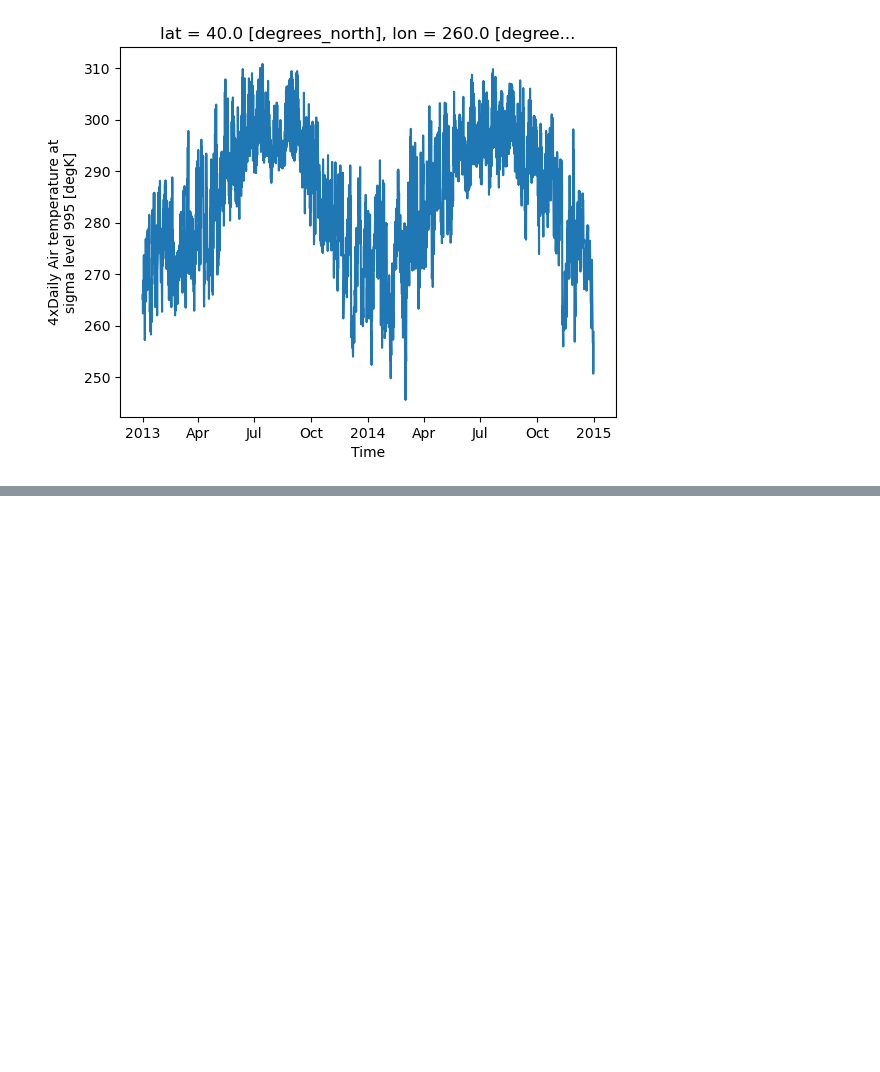
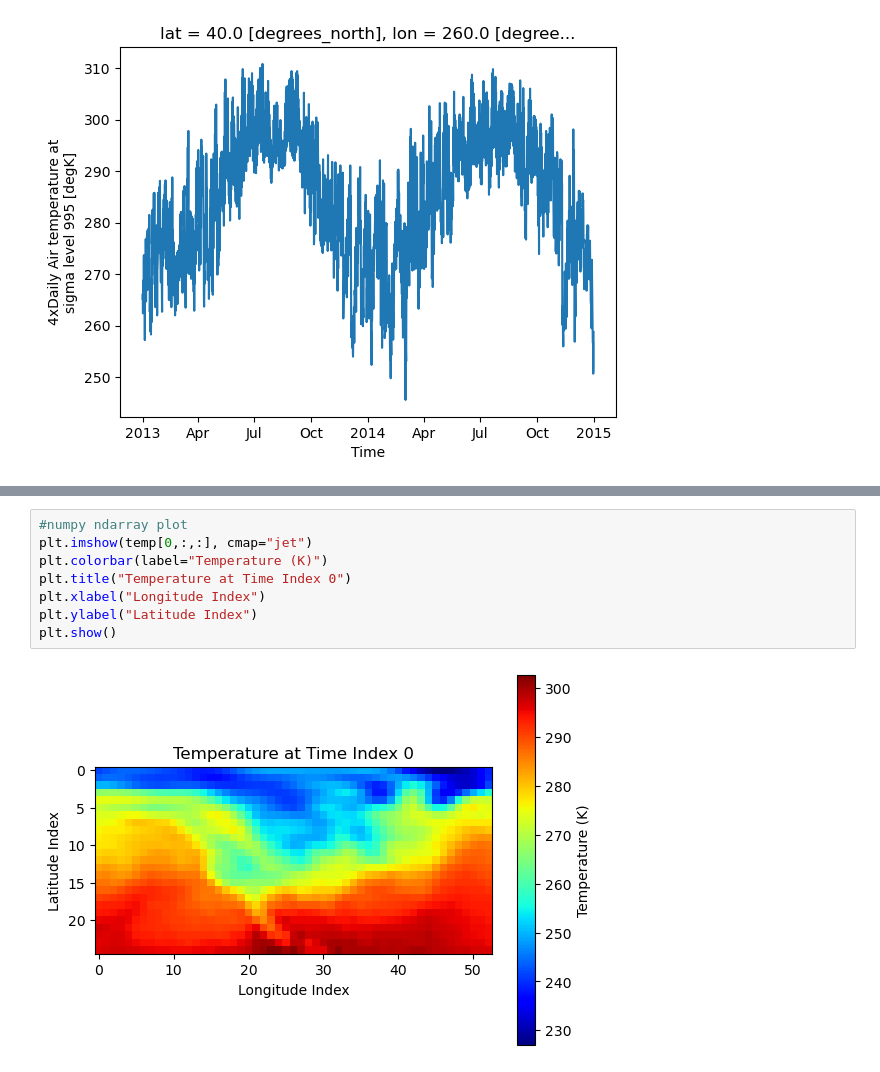
Before and after one commit to Geography-and-Planning/intro-to-gis, a Jupyter notebook: notebook/xarray.ipynb, the cells around one changed output, grey strips where cells are left out. Saved outputs shown, nothing was run; the diff lists cells and outputs as text; blank space fills up the shorter version.

```diff
--- a/notebook/xarray.ipynb
+++ b/notebook/xarray.ipynb
@@ -248,0 +302,10 @@ plt.show()
+# %%
+#numpy ndarray plot
+plt.imshow(temp[0,:,:], cmap="jet")
+plt.colorbar(label="Temperature (K)")
+plt.title("Temperature at Time Index 0")
+plt.xlabel("Longitude Index")
+plt.ylabel("Latitude Index")
+plt.show()
+# %% [output]
+[figure, added]
```
Also changed, not shown: parts of 7 cells of this notebook.
